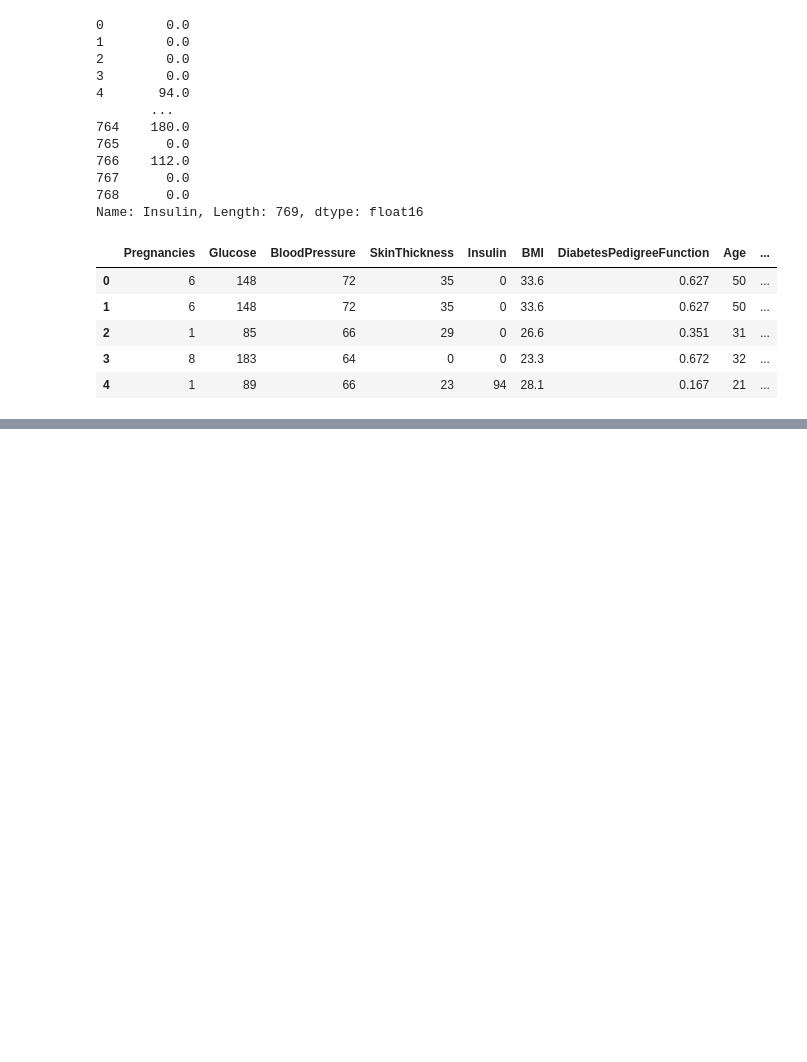
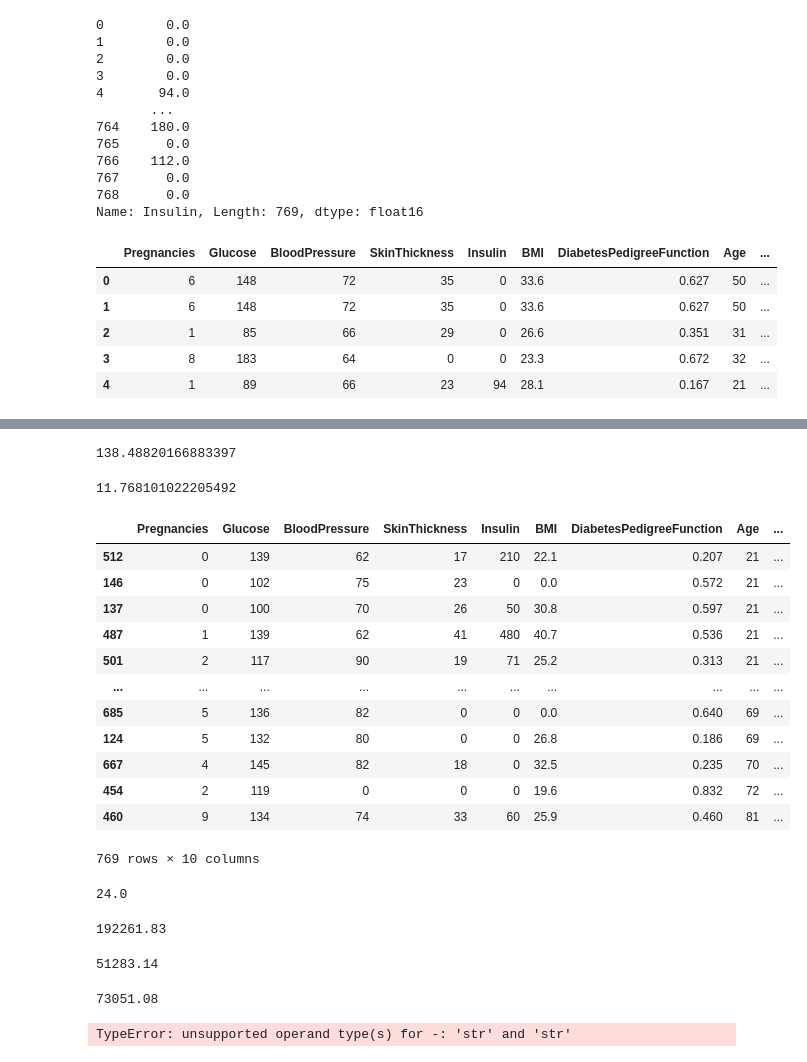
Before and after one commit to ibrahimediz/DeepLearningFundamentals, a Jupyter notebook: Egzersiz/Ozkan/01_01_Pandas.ipynb, the cells around one changed output, grey strips where cells are left out. Saved outputs shown, nothing was run; the diff lists cells and outputs as text; code cells hidden in the pictures; blank space fills up the shorter version.

```diff
--- a/Egzersiz/Ozkan/01_01_Pandas.ipynb
+++ b/Egzersiz/Ozkan/01_01_Pandas.ipynb
@@ -237,0 +252,44 @@ df.head()
+# %%
+df["Age"].var()
+# %% [output]
+138.48820166883397
+# %%
+df["Age"].std()
+# %% [output]
+11.768101022205492
+# %%
+df.sort_values("Age")
+# %% [output]
+|  | Pregnancies | Glucose | BloodPressure | SkinThickness | Insulin | BMI | DiabetesPedigreeFunction | Age | ... |
+| 512 | 0 | 139 | 62 | 17 | 210 | 22.1 | 0.207 | 21 | ... |
+| 146 | 0 | 102 | 75 | 23 | 0 | 0.0 | 0.572 | 21 | ... |
+| 137 | 0 | 100 | 70 | 26 | 50 | 30.8 | 0.597 | 21 | ... |
+| 487 | 1 | 139 | 62 | 41 | 480 | 40.7 | 0.536 | 21 | ... |
+| 501 | 2 | 117 | 90 | 19 | 71 | 25.2 | 0.313 | 21 | ... |
+| ... | ... | ... | ... | ... | ... | ... | ... | ... | ... |
+| 685 | 5 | 136 | 82 | 0 | 0 | 0.0 | 0.640 | 69 | ... |
+| 124 | 5 | 132 | 80 | 0 | 0 | 26.8 | 0.186 | 69 | ... |
+| 667 | 4 | 145 | 82 | 18 | 0 | 32.5 | 0.235 | 70 | ... |
+| 454 | 2 | 119 | 0 | 0 | 0 | 19.6 | 0.832 | 72 | ... |
+| 460 | 9 | 134 | 74 | 33 | 60 | 25.9 | 0.460 | 81 | ... |
+769 rows × 10 columns
+# %%
+df["Age"].quantile(0.25)
+# %% [output]
+24.0
+# %%
+df1["Profit"].max()
+# %% [output]
+192261.83
+# %%
+df1["Administration"].min()
+# %% [output]
+51283.14
+# %%
+df1["R&D Spend"].median()
+# %% [output]
+73051.08
+# %%
+df1.quantile(0.1)
+# %% [output]
+TypeError: unsupported operand type(s) for -: 'str' and 'str'
```
Also changed, not shown: parts of 1 cell of this notebook, 9 other files.
